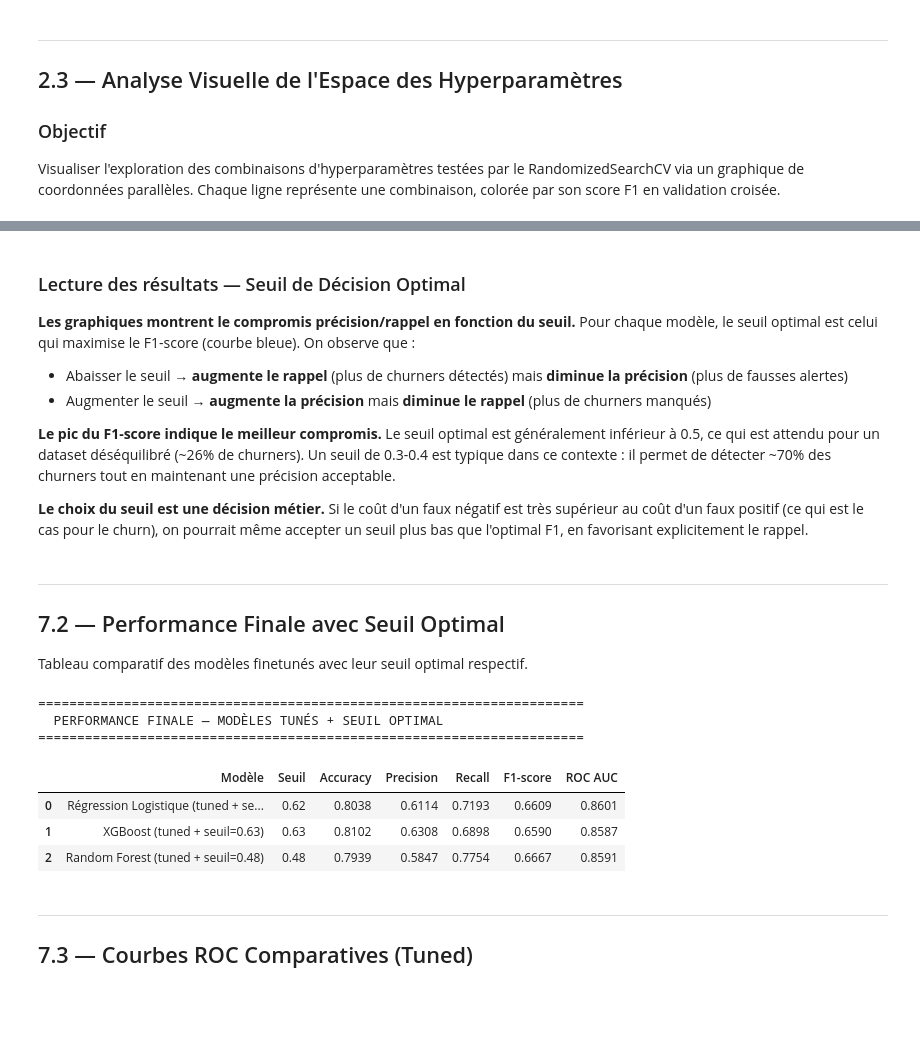
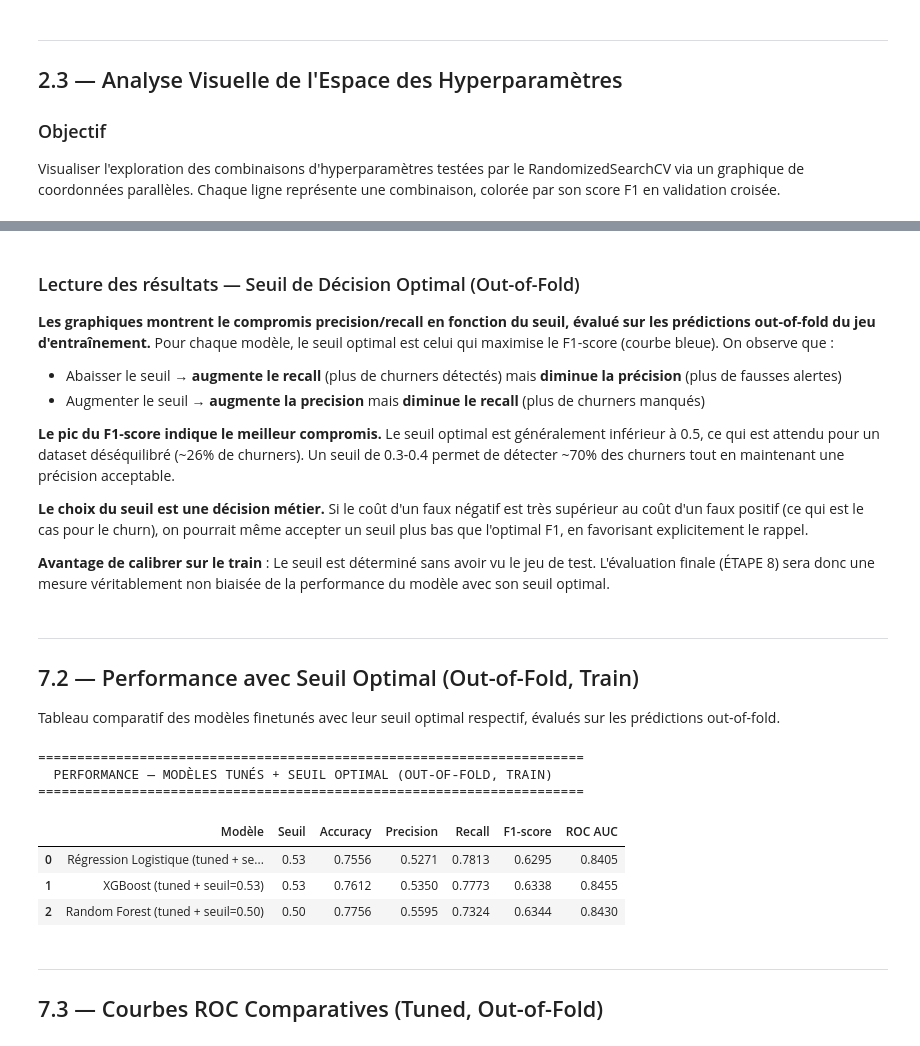
Before and after one commit to Dylan-Jbt/Scoring_de_churn_client, a Jupyter notebook: notebooks/03_finetuned_model.ipynb, the cells around one changed output, grey strips where cells are left out. Cells and saved outputs as stored; diff of their text form; code cells hidden in the pictures; blank space fills up the shorter version.

```diff
--- a/notebooks/03_finetuned_model.ipynb
+++ b/notebooks/03_finetuned_model.ipynb
@@ -1109,23 +1014,23 @@ styled_comp
 # %%
 # ============================================================
-# Matrices de confusion comparatives (modèles tunés)
+# Matrices de confusion comparatives (modèles tunés, out-of-fold)
 # ============================================================
 
 fig, axes = plt.subplots(1, 3, figsize=(18, 5))
 
-modeles_tuned = {
-    'Rég. Logistique (Tuned)': (y_pred_log_tuned, y_proba_log_tuned),
-    'XGBoost (Tuned)': (y_pred_xgb_tuned, y_proba_xgb_tuned),
-    'Random Forest (Tuned)': (y_pred_rf_tuned, y_proba_rf_tuned),
+modeles_tuned_oof = {
+    'Régression Logistique (Tuned)': y_oof_log_tuned,
+    'XGBoost (Tuned)': y_oof_xgb_tuned,
+    'Random Forest (Tuned)': y_oof_rf_tuned,
 }
 
-for ax, (nom, (y_pred, y_proba)) in zip(axes, modeles_tuned.items()):
-    cm = confusion_matrix(y_test, y_pred)
+for ax, (nom, y_pred) in zip(axes, modeles_tuned_oof.items()):
+    cm = confusion_matrix(y_train, y_pred)
     disp = ConfusionMatrixDisplay(confusion_matrix=cm, display_labels=["Non-Churn", "Churn"])
     disp.plot(cmap=plt.cm.Blues, ax=ax)
     ax.set_title(nom, fontsize=12, fontweight="bold")
 
-plt.suptitle("Matrices de Confusion — Modèles Finetunés", fontsize=14, fontweight="bold", y=1.02)
+plt.suptitle("Matrices de Confusion — Modèles Finetunés (Out-of-Fold, Train)", fontsize=14, fontweight="bold", y=1.02)
 plt.tight_layout()
 plt.show()
 # %% [output]
@@ -1224,65 +1135,68 @@ for nom, best in best_thresholds.items():
 # %% [markdown]
-### Lecture des résultats — Seuil de Décision Optimal
+### Lecture des résultats — Seuil de Décision Optimal (Out-of-Fold)
 
-**Les graphiques montrent le compromis précision/rappel en fonction du seuil.** Pour chaque modèle, le seuil optimal est celui qui maximise le F1-score (courbe bleue). On observe que :
-- Abaisser le seuil → **augmente le rappel** (plus de churners détectés) mais **diminue la précision** (plus de fausses alertes)
-- Augmenter le seuil → **augmente la précision** mais **diminue le rappel** (plus de churners manqués)
+**Les graphiques montrent le compromis precision/recall en fonction du seuil, évalué sur les prédictions out-of-fold du jeu d'entraînement.** Pour chaque modèle, le seuil optimal est celui qui maximise le F1-score (courbe bleue). On observe que :
+- Abaisser le seuil → **augmente le recall** (plus de churners détectés) mais **diminue la précision** (plus de fausses alertes)
+- Augmenter le seuil → **augmente la precision** mais **diminue le recall** (plus de churners manqués)
 
-**Le pic du F1-score indique le meilleur compromis.** Le seuil optimal est généralement inférieur à 0.5, ce qui est attendu pour un dataset déséquilibré (~26% de churners). Un seuil de 0.3-0.4 est typique dans ce contexte : il permet de détecter ~70% des churners tout en maintenant une précision acceptable.
+**Le pic du F1-score indique le meilleur compromis.** Le seuil optimal est généralement inférieur à 0.5, ce qui est attendu pour un dataset déséquilibré (~26% de churners).
+Un seuil de 0.3-0.4 permet de détecter ~70% des churners tout en maintenant une précision acceptable.
 
 **Le choix du seuil est une décision métier.** Si le coût d'un faux négatif est très supérieur au coût d'un faux positif (ce qui est le cas pour le churn), on pourrait même accepter un seuil plus bas que l'optimal F1, en favorisant explicitement le rappel.
+
+**Avantage de calibrer sur le train** : Le seuil est déterminé sans avoir vu le jeu de test. L'évaluation finale (ÉTAPE 8) sera donc une mesure véritablement non biaisée de la performance du modèle avec son seuil optimal.
 # %% [markdown]
 ---
 
-## 7.2 — Performance Finale avec Seuil Optimal
+## 7.2 — Performance avec Seuil Optimal (Out-of-Fold, Train)
 
-Tableau comparatif des modèles finetunés avec leur seuil optimal respectif.
+Tableau comparatif des modèles finetunés avec leur seuil optimal respectif, évalués sur les prédictions out-of-fold.
 # %%
 # ============================================================
-# Performance finale avec seuil optimal
+# Performance avec seuil optimal (out-of-fold, train)
 # ============================================================
 
-final_rows = []
-for nom, proba in probas_tuned.items():
+final_rows_oof = []
+for nom, proba in probas_tuned_oof.items():
     best = best_thresholds[nom]
     seuil = best['seuil']
     y_pred_opt = (proba >= seuil).astype(int)
 
-    final_rows.append({
+    final_rows_oof.append({
         'Modèle': f"{nom} (tuned + seuil={seuil:.2f})",
         'Seuil': seuil,
-        'Accuracy': accuracy_score(y_test, y_pred_opt),
-        'Precision': precision_score(y_test, y_pred_opt),
-        'Recall': recall_score(y_test, y_pred_opt),
-        'F1-score': f1_score(y_test, y_pred_opt),
-        'ROC AUC': roc_auc_score(y_test, proba),
+        'Accuracy': accuracy_score(y_train, y_pred_opt),
+        'Precision': precision_score(y_train, y_pred_opt),
+        'Recall': recall_score(y_train, y_pred_opt),
+        'F1-score': f1_score(y_train, y_pred_opt),
+        'ROC AUC': roc_auc_score(y_train, proba),
     })
 
-final_df = pd.DataFrame(final_rows)
+final_df_oof = pd.DataFrame(final_rows_oof)
 
 print("=" * 70)
-print("  PERFORMANCE FINALE — MODÈLES TUNÉS + SEUIL OPTIMAL")
+print("  PERFORMANCE — MODÈLES TUNÉS + SEUIL OPTIMAL (OUT-OF-FOLD, TRAIN)")
 print("=" * 70)
 
-styled_final = final_df.style.format({
+styled_final = final_df_oof.style.format({
     'Seuil': '{:.2f}', 'Accuracy': '{:.4f}', 'Precision': '{:.4f}',
     'Recall': '{:.4f}', 'F1-score': '{:.4f}', 'ROC AUC': '{:.4f}'
 }).background_gradient(
     subset=['Accuracy', 'Precision', 'Recall', 'F1-score', 'ROC AUC'],
     cmap='RdYlGn'
 )
 styled_final
 # %% [output]
 ======================================================================
-  PERFORMANCE FINALE — MODÈLES TUNÉS + SEUIL OPTIMAL
+  PERFORMANCE — MODÈLES TUNÉS + SEUIL OPTIMAL (OUT-OF-FOLD, TRAIN)
 ======================================================================
 |  | Modèle | Seuil | Accuracy | Precision | Recall | F1-score | ROC AUC |
-| 0 | Régression Logistique (tuned + se... | 0.62 | 0.8038 | 0.6114 | 0.7193 | 0.6609 | 0.8601 |
-| 1 | XGBoost (tuned + seuil=0.63) | 0.63 | 0.8102 | 0.6308 | 0.6898 | 0.6590 | 0.8587 |
-| 2 | Random Forest (tuned + seuil=0.48) | 0.48 | 0.7939 | 0.5847 | 0.7754 | 0.6667 | 0.8591 |
+| 0 | Régression Logistique (tuned + se... | 0.53 | 0.7556 | 0.5271 | 0.7813 | 0.6295 | 0.8405 |
+| 1 | XGBoost (tuned + seuil=0.53) | 0.53 | 0.7612 | 0.5350 | 0.7773 | 0.6338 | 0.8455 |
+| 2 | Random Forest (tuned + seuil=0.50) | 0.50 | 0.7756 | 0.5595 | 0.7324 | 0.6344 | 0.8430 |
 # %% [markdown]
 ---
 
-## 7.3 — Courbes ROC Comparatives (Tuned)
+## 7.3 — Courbes ROC Comparatives (Tuned, Out-of-Fold)
 # %%
 # ============================================================
```
Also changed, not shown: parts of 44 cells of this notebook, 2 other files.
